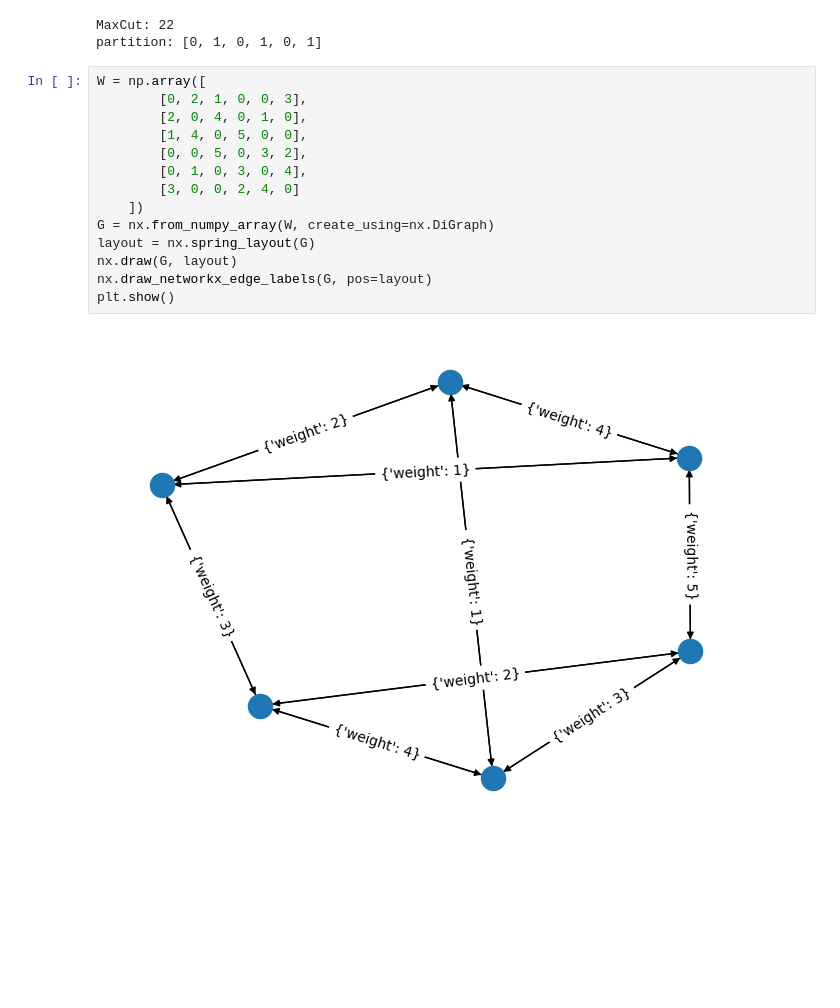
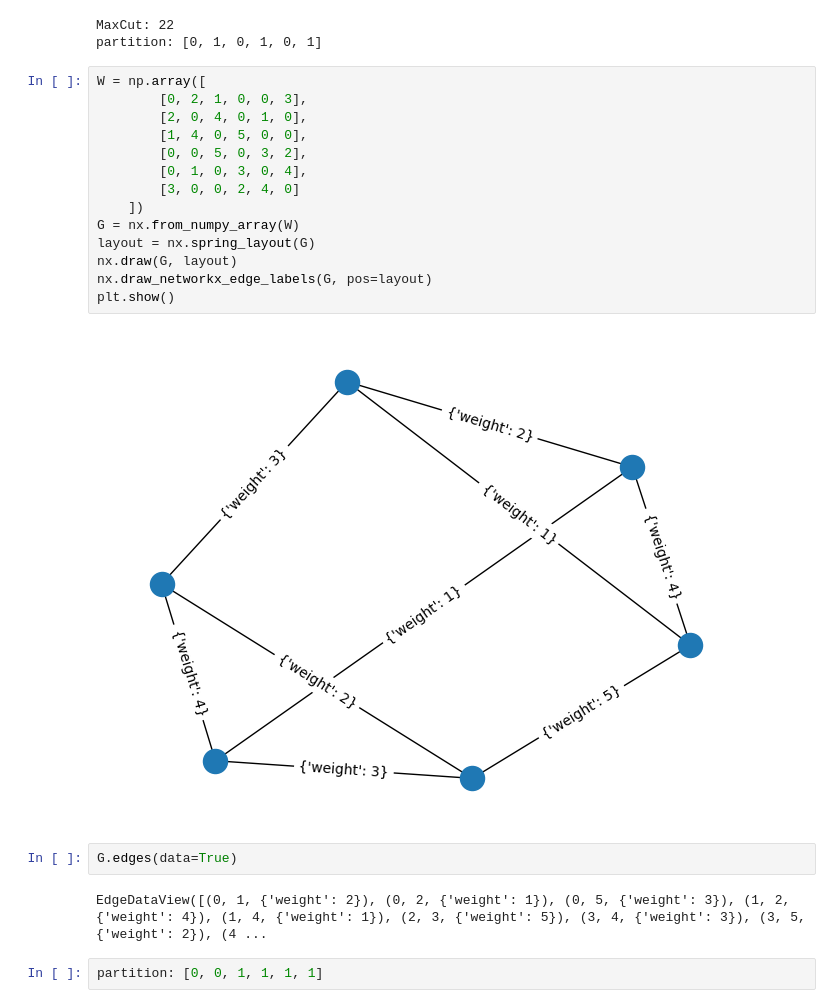
Before and after one commit to joseluisfalla/constrained_adapt_qaoa, a Jupyter notebook: active_set.ipynb, the cells around one changed output. Cells and saved outputs as stored; diff of their text form; blank space fills up the shorter version.

```diff
--- a/active_set.ipynb
+++ b/active_set.ipynb
@@ -387,16 +392,22 @@ partition: [0, 1, 0, 1, 0, 1]
 # %%
 W = np.array([
         [0, 2, 1, 0, 0, 3],
         [2, 0, 4, 0, 1, 0],
         [1, 4, 0, 5, 0, 0],
         [0, 0, 5, 0, 3, 2],
         [0, 1, 0, 3, 0, 4],
         [3, 0, 0, 2, 4, 0]
     ])
-G = nx.from_numpy_array(W, create_using=nx.DiGraph)
+G = nx.from_numpy_array(W)
 layout = nx.spring_layout(G)
 nx.draw(G, layout)
 nx.draw_networkx_edge_labels(G, pos=layout)
 plt.show()
 # %% [output]
-[figure, old version]
+[figure, new version]
+# %%
+G.edges(data=True)
+# %% [output]
+EdgeDataView([(0, 1, {'weight': 2}), (0, 2, {'weight': 1}), (0, 5, {'weight': 3}), (1, 2, {'weight': 4}), (1, 4, {'weight': 1}), (2, 3, {'weight': 5}), (3, 4, {'weight': 3}), (3, 5, {'weight': 2}), (4 ...
+# %%
+partition: [0, 0, 1, 1, 1, 1]
```
Also changed, not shown: parts of 2 cells of this notebook.
